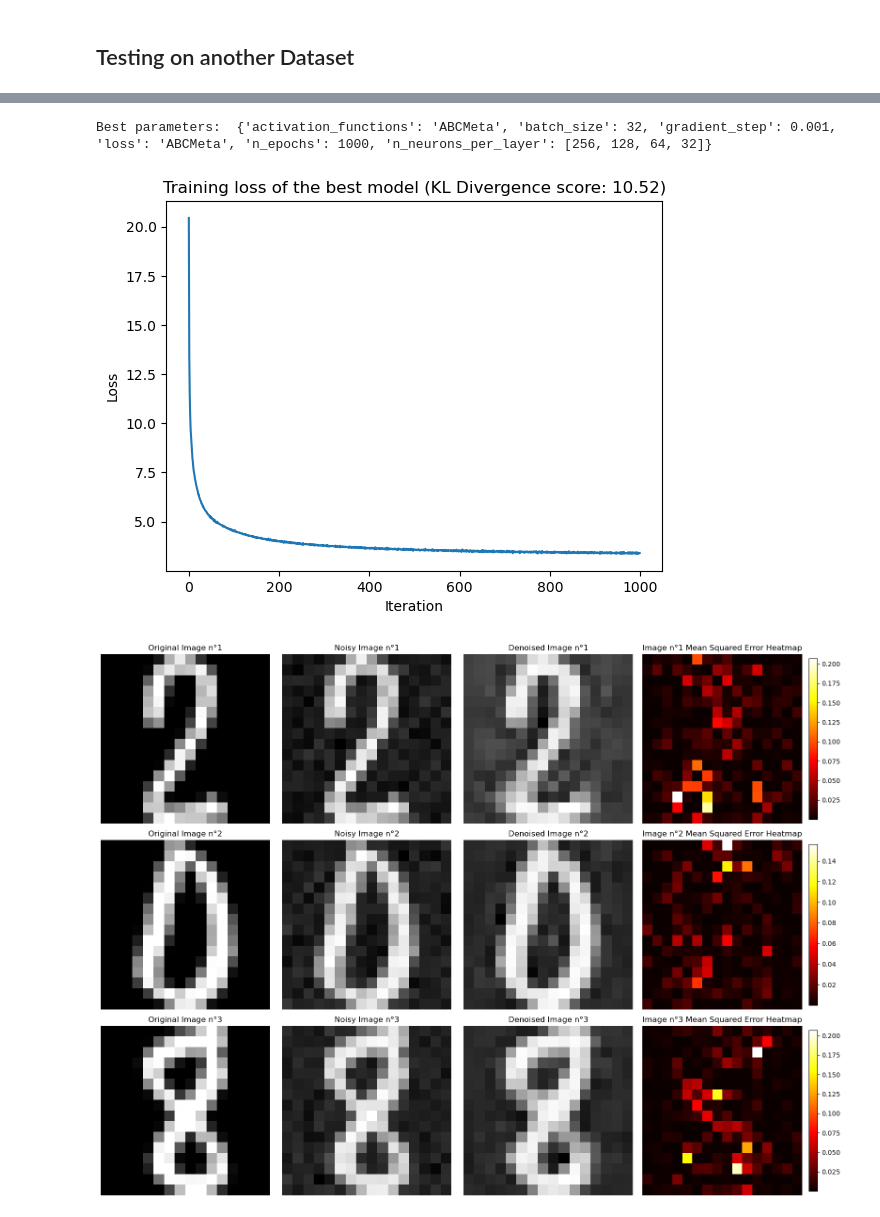
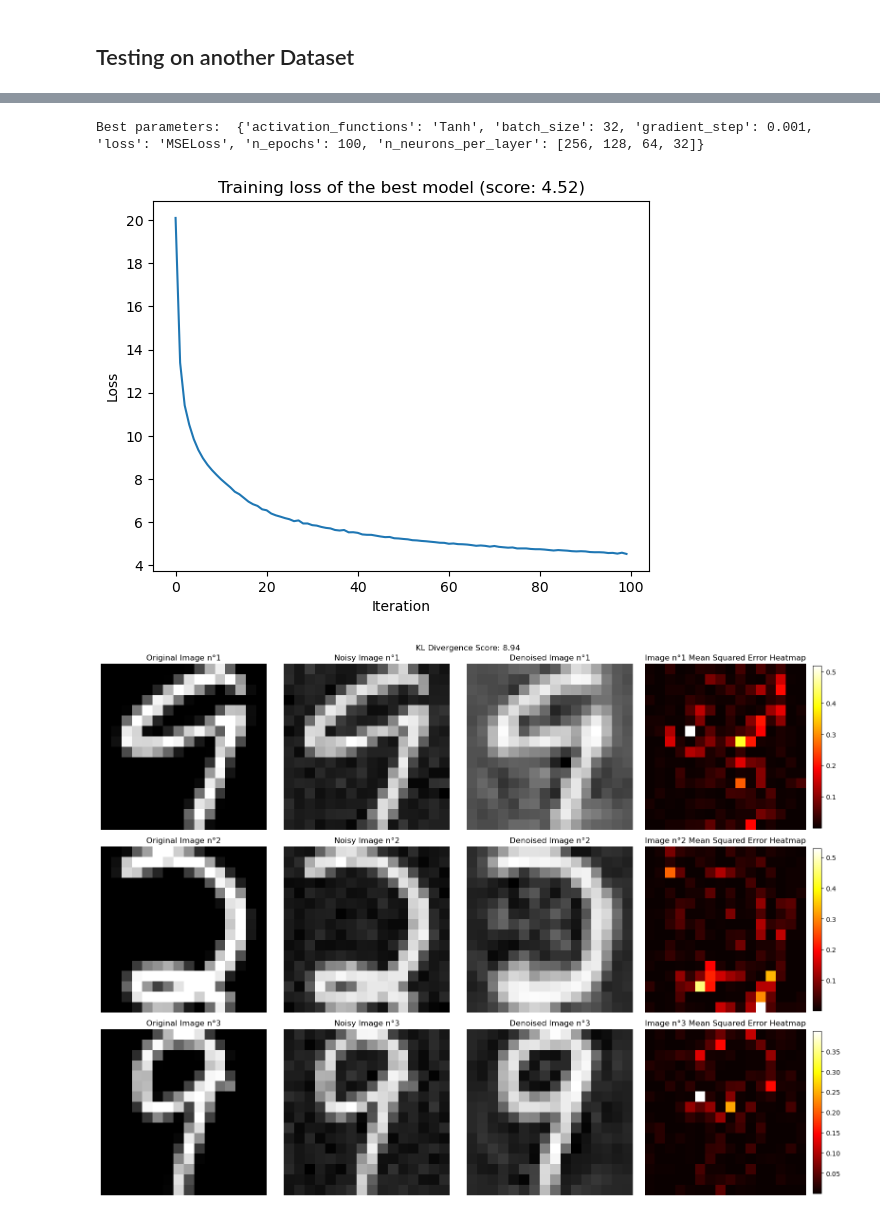
Before and after one commit to Ethan2541/Neural-Network-Library, a Jupyter notebook: experiments/denoiser.ipynb, the cells around one changed output, grey strips where cells are left out. Saved outputs shown, nothing was run; the diff lists cells and outputs as text; code cells hidden in the pictures.

```diff
--- a/experiments/denoiser.ipynb
+++ b/experiments/denoiser.ipynb
@@ -134,17 +135,17 @@ def grid_search(X_train, X_test, y_train, y_test, params):
             decoder_layers = [Linear(n_neurons_per_layer[i+1], n_neurons_per_layer[i]), activation()] + decoder_layers
         autoencoder = AutoEncoder(Sequential(*encoder_layers), Sequential(*decoder_layers))
         losses = SGD(autoencoder, loss(), X_train, y_train, batch_size=batch_size, gradient_step=gradient_step, n_iter=n_epochs)
-        reconstructed_images = autoencoder(X_test)
-        score = np.abs(kullback_leibler_divergence(y_test, reconstructed_images))
+        # reconstructed_images = autoencoder(X_test)
+        score = losses[-1]
         if score < best_score:
             best_model = autoencoder
             best_score = score
             best_losses = losses
             best_params = {
-                "activation_functions": activation.__class__.__name__,
+                "activation_functions": activation.__name__,
                 "batch_size": batch_size,
                 "gradient_step": gradient_step,
-                "loss": loss.__class__.__name__,
+                "loss": loss.__name__,
                 "n_epochs": n_epochs,
                 "n_neurons_per_layer": n_neurons_per_layer,
             }
@@ -241,7 +245,7 @@ params = {
     "batch_size": [32],
     "gradient_step": [0.001],
     "loss": [MSELoss],
-    "n_epochs": [1000],
+    "n_epochs": [100],
     "n_neurons_per_layer": [[X_train.shape[1], 128, 64, 32]],
 }
 
@@ -249,15 +253,15 @@ best_model, best_params, best_score, best_losses = grid_search(X_train, X_test,
 # %%
 print("Best parameters: ", best_params)
 # %% [output]
-Best parameters:  {'activation_functions': 'ABCMeta', 'batch_size': 32, 'gradient_step': 0.001, 'loss': 'ABCMeta', 'n_epochs': 1000, 'n_neurons_per_layer': [256, 128, 64, 32]}
+Best parameters:  {'activation_functions': 'Tanh', 'batch_size': 32, 'gradient_step': 0.001, 'loss': 'MSELoss', 'n_epochs': 100, 'n_neurons_per_layer': [256, 128, 64, 32]}
 # %%
 plt.plot(best_losses)
-plt.title(f"Training loss of the best model (KL Divergence score: {best_score:.2f})")
+plt.title(f"Training loss of the best model (score: {best_score:.2f})")
 plt.xlabel("Iteration")
 plt.ylabel("Loss")
 plt.show()
 # %% [output]
-[figure, old version]
+[figure, new version]
 # %%
 n_images = 3
 
@@ -267,35 +271,38 @@ noisy_images = X_test[random_indexes]
 denoised_images = best_model(noisy_images)
 
 plt.figure(figsize=(16, 4 * n_images))
+plt.suptitle(f"KL Divergence Score: {kullback_leibler_divergence(original_images, denoised_images):.2f}")
+
+
 for i in range(n_images):
     # Plot original image
     plt.subplot(n_images, 4, 4 * i + 1)
     plt.imshow(original_images[i].reshape(16, 16), cmap='gray')
     plt.title(f"Original Image n°{i+1}")
     plt.axis('off')
 
     # Plot noisy image
     plt.subplot(n_images, 4, 4 * i + 2)
     plt.imshow(noisy_images[i].reshape(16, 16), cmap='gray')
     plt.title(f"Noisy Image n°{i+1}")
     plt.axis('off')
 
     # Plot denoised image
     plt.subplot(n_images, 4, 4 * i + 3)
     plt.imshow(denoised_images[i].reshape(16, 16), cmap='gray')
     plt.title(f"Denoised Image n°{i+1}")
     plt.axis('off')
 
     # Calculate and plot the heatmap
     mse_images = (noisy_images[i] - denoised_images[i])**2
     heatmap_data = mse_images.reshape(16, 16)
     plt.subplot(n_images, 4, 4 * (i + 1))
     heatmap = plt.imshow(heatmap_data, cmap='hot', aspect='auto')
     plt.colorbar(heatmap, fraction=0.046, pad=0.04)
     plt.title(f'Image n°{i+1} Mean Squared Error Heatmap')
     plt.axis('off')
 
 plt.tight_layout()
 plt.show()
 # %% [output]
-[figure, old version]
+[figure, new version]
```
Also changed, not shown: parts of 14 cells of this notebook, 2 other files.
